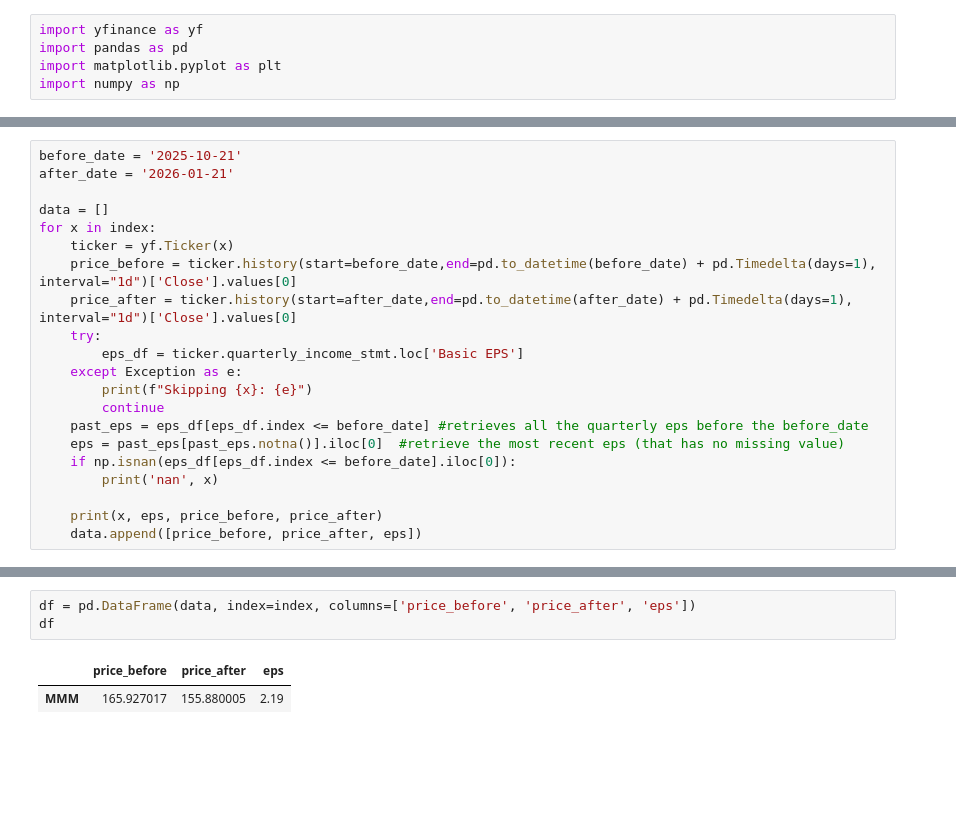
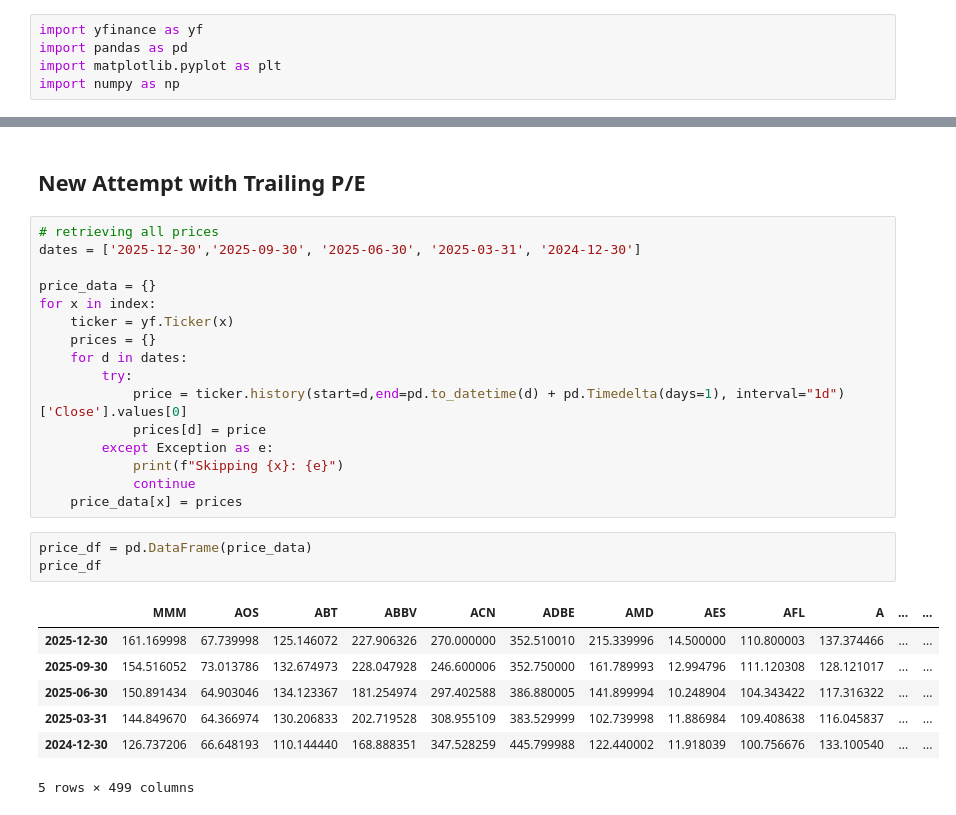
Before and after one commit to unlimitedsushi/pe_future_return_analysis, a Jupyter notebook: pe_analysis.ipynb, the cells around one changed output, grey strips where cells are left out. Drawn from its saved outputs; the diff is of its cells as text; blank space fills up the shorter version.

```diff
--- a/pe_analysis.ipynb
+++ b/pe_analysis.ipynb
@@ -40,21 +12,0 @@ Name: epsActual, dtype: float64
-# %%
-before_date = '2025-10-21'
-after_date = '2026-01-21'
-
-data = []
-for x in index:
-    ticker = yf.Ticker(x)
-    price_before = ticker.history(start=before_date,end=pd.to_datetime(before_date) + pd.Timedelta(days=1), interval="1d")['Close'].values[0]
-    price_after = ticker.history(start=after_date,end=pd.to_datetime(after_date) + pd.Timedelta(days=1), interval="1d")['Close'].values[0]
-    try:
-        eps_df = ticker.quarterly_income_stmt.loc['Basic EPS']
-    except Exception as e:
-        print(f"Skipping {x}: {e}")
-        continue
-    past_eps = eps_df[eps_df.index <= before_date] #retrieves all the quarterly eps before the before_date
-    eps = past_eps[past_eps.notna()].iloc[0]  #retrieve the most recent eps (that has no missing value)
-    if np.isnan(eps_df[eps_df.index <= before_date].iloc[0]):
-        print('nan', x)
-
-    print(x, eps, price_before, price_after)
-    data.append([price_before, price_after, eps])
@@ -82,6 +13,29 @@ IndexError: index 0 is out of bounds for axis 0 with size 0
-# %%
-df = pd.DataFrame(data, index=index, columns=['price_before', 'price_after', 'eps'])
-df
-# %% [output]
-|  | price_before | price_after | eps |
-| MMM | 165.927017 | 155.880005 | 2.19 |
+# %% [markdown]
+## New Attempt with Trailing P/E
+# %%
+# retrieving all prices
+dates = ['2025-12-30','2025-09-30', '2025-06-30', '2025-03-31', '2024-12-30']
+
+price_data = {}
+for x in index:
+    ticker = yf.Ticker(x)
+    prices = {}
+    for d in dates:
+        try:
+            price = ticker.history(start=d,end=pd.to_datetime(d) + pd.Timedelta(days=1), interval="1d")['Close'].values[0]
+            prices[d] = price
+        except Exception as e:
+            print(f"Skipping {x}: {e}")
+            continue
+    price_data[x] = prices
+# %%
+price_df = pd.DataFrame(price_data)
+price_df
+# %% [output]
+|  | MMM | AOS | ABT | ABBV | ACN | ADBE | AMD | AES | AFL | A | ... | ... |
+| 2025-12-30 | 161.169998 | 67.739998 | 125.146072 | 227.906326 | 270.000000 | 352.510010 | 215.339996 | 14.500000 | 110.800003 | 137.374466 | ... | ... |
+| 2025-09-30 | 154.516052 | 73.013786 | 132.674973 | 228.047928 | 246.600006 | 352.750000 | 161.789993 | 12.994796 | 111.120308 | 128.121017 | ... | ... |
+| 2025-06-30 | 150.891434 | 64.903046 | 134.123367 | 181.254974 | 297.402588 | 386.880005 | 141.899994 | 10.248904 | 104.343422 | 117.316322 | ... | ... |
+| 2025-03-31 | 144.849670 | 64.366974 | 130.206833 | 202.719528 | 308.955109 | 383.529999 | 102.739998 | 11.886984 | 109.408638 | 116.045837 | ... | ... |
+| 2024-12-30 | 126.737206 | 66.648193 | 110.144440 | 168.888351 | 347.528259 | 445.799988 | 122.440002 | 11.918039 | 100.756676 | 133.100540 | ... | ... |
+5 rows × 499 columns
```
Also changed, not shown: parts of 27 cells of this notebook, 1 other file.
